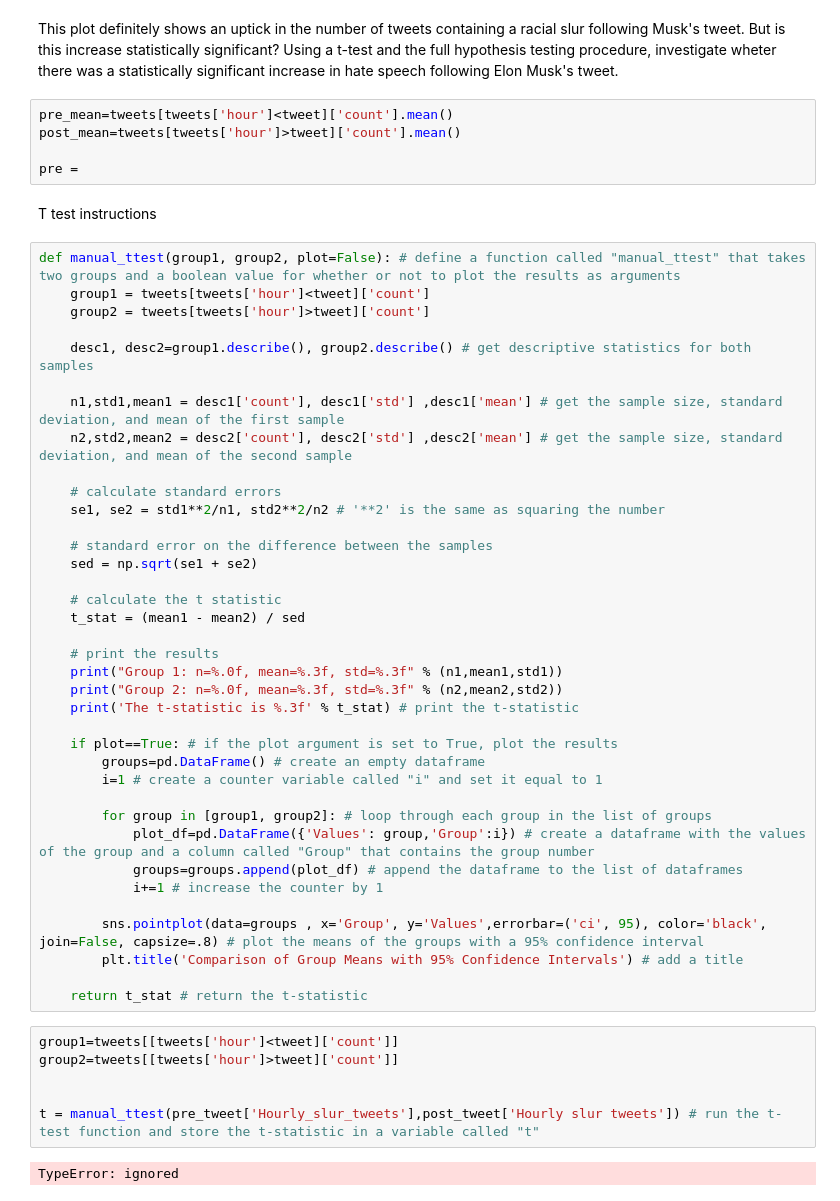
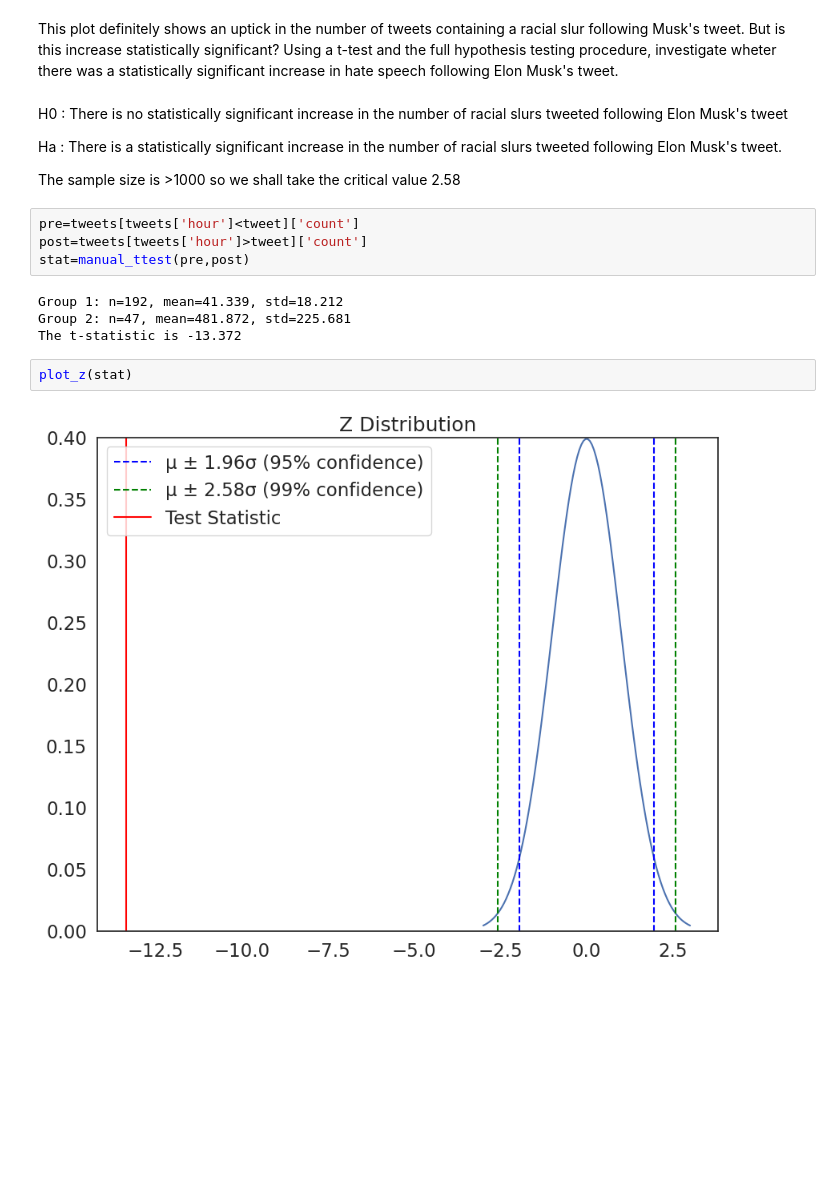
Before and after one commit to Aphra2/QM2, a Jupyter notebook: notebooks/W07. Hypothesis Testing.ipynb, the cells around one changed output. Cells and saved outputs as stored; diff of their text form; blank space fills up the shorter version.

```diff
--- a/notebooks/W07. Hypothesis Testing.ipynb
+++ b/notebooks/W07. Hypothesis Testing.ipynb
@@ -331,55 +333,21 @@ plt.gca().xaxis.set_major_formatter(mdates.DateFormatter('%d/%m'))
 [figure]
 # %% [markdown]
 This plot definitely shows an uptick in the number of tweets containing a racial slur following Musk's tweet. But is this increase statistically significant? Using a t-test and the full hypothesis testing procedure, investigate wheter there was a statistically significant increase in hate speech following Elon Musk's tweet.
+# %% [markdown]
+H0 : There is no statistically significant increase in the number of racial slurs tweeted following Elon Musk's tweet
+
+Ha : There is a statistically significant increase in the number of racial slurs tweeted following Elon Musk's tweet.
+
+The sample size is >1000 so we shall take the critical value 2.58
 # %%
-pre_mean=tweets[tweets['hour']<tweet]['count'].mean()
-post_mean=tweets[tweets['hour']>tweet]['count'].mean()
-
-pre =
+pre=tweets[tweets['hour']<tweet]['count']
+post=tweets[tweets['hour']>tweet]['count']
+stat=manual_ttest(pre,post)
+# %% [output]
+Group 1: n=192, mean=41.339, std=18.212
+Group 2: n=47, mean=481.872, std=225.681
+The t-statistic is -13.372
-# %% [markdown]
-T test instructions
-# %%
-def manual_ttest(group1, group2, plot=False): # define a function called "manual_ttest" that takes two groups and a boolean value for whether or not to plot the results as arguments
-    group1 = tweets[tweets['hour']<tweet]['count']
-    group2 = tweets[tweets['hour']>tweet]['count']
-
-    desc1, desc2=group1.describe(), group2.describe() # get descriptive statistics for both samples
-
-    n1,std1,mean1 = desc1['count'], desc1['std'] ,desc1['mean'] # get the sample size, standard deviation, and mean of the first sample
-    n2,std2,mean2 = desc2['count'], desc2['std'] ,desc2['mean'] # get the sample size, standard deviation, and mean of the second sample
-
-    # calculate standard errors
-    se1, se2 = std1**2/n1, std2**2/n2 # '**2' is the same as squaring the number
-
-    # standard error on the difference between the samples
-    sed = np.sqrt(se1 + se2)
-
-    # calculate the t statistic
-    t_stat = (mean1 - mean2) / sed
-
-    # print the results
-    print("Group 1: n=%.0f, mean=%.3f, std=%.3f" % (n1,mean1,std1))
-    print("Group 2: n=%.0f, mean=%.3f, std=%.3f" % (n2,mean2,std2))
-    print('The t-statistic is %.3f' % t_stat) # print the t-statistic
-
-    if plot==True: # if the plot argument is set to True, plot the results
-        groups=pd.DataFrame() # create an empty dataframe
-        i=1 # create a counter variable called "i" and set it equal to 1
-
-        for group in [group1, group2]: # loop through each group in the list of groups
-            plot_df=pd.DataFrame({'Values': group,'Group':i}) # create a dataframe with the values of the group and a column called "Group" that contains the group number
-            groups=groups.append(plot_df) # append the dataframe to the list of dataframes
-            i+=1 # increase the counter by 1
-
-        sns.pointplot(data=groups , x='Group', y='Values',errorbar=('ci', 95), color='black', join=False, capsize=.8) # plot the means of the groups with a 95% confidence interval
-        plt.title('Comparison of Group Means with 95% Confidence Intervals') # add a title
-
-    return t_stat # return the t-statistic
-# %%
-group1=tweets[[tweets['hour']<tweet]['count']]
-group2=tweets[[tweets['hour']>tweet]['count']]
-
-
-t = manual_ttest(pre_tweet['Hourly_slur_tweets'],post_tweet['Hourly slur tweets']) # run the t-test function and store the t-statistic in a variable called "t"
-# %% [output]
-TypeError: ignored
+# %%
+plot_z(stat)
+# %% [output]
+[figure, added]
```
Also changed, not shown: parts of 9 cells of this notebook.
